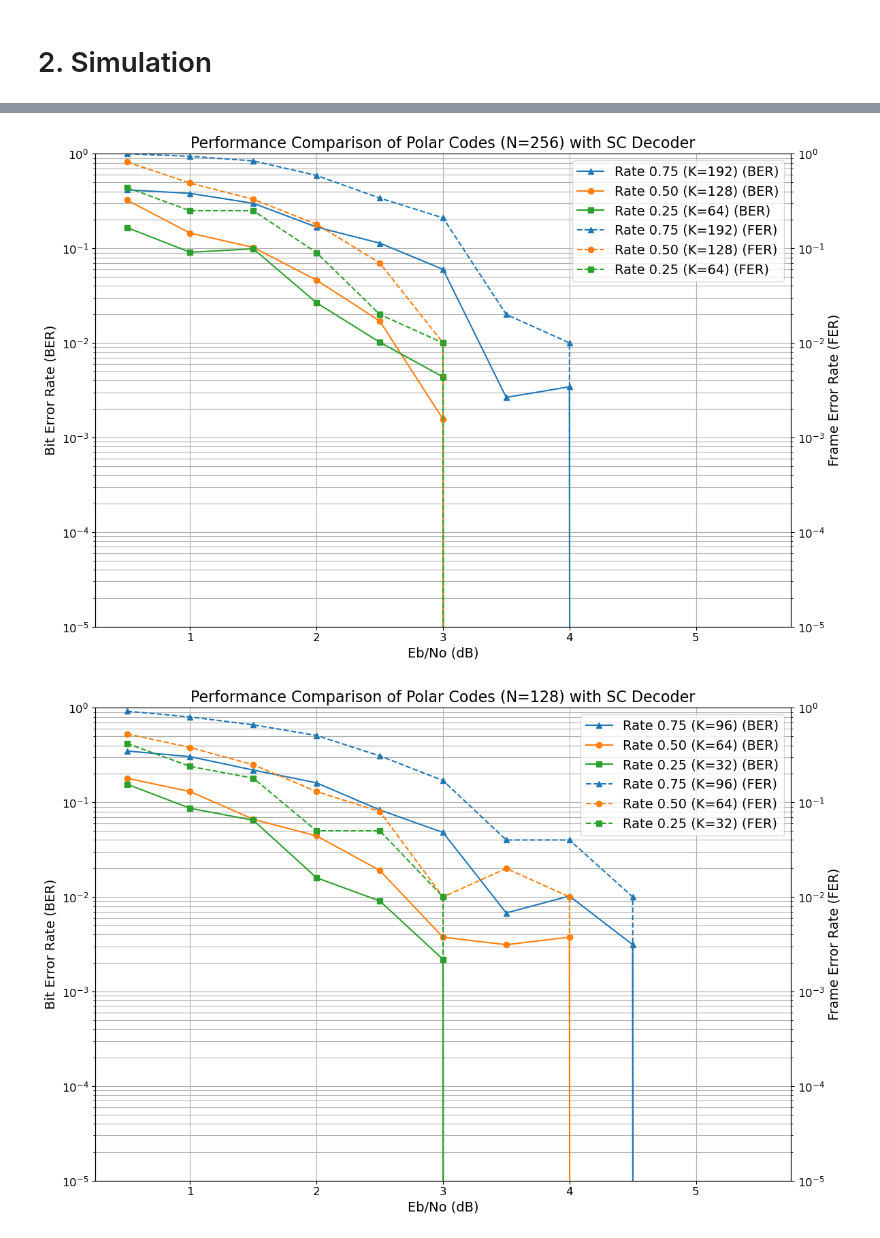
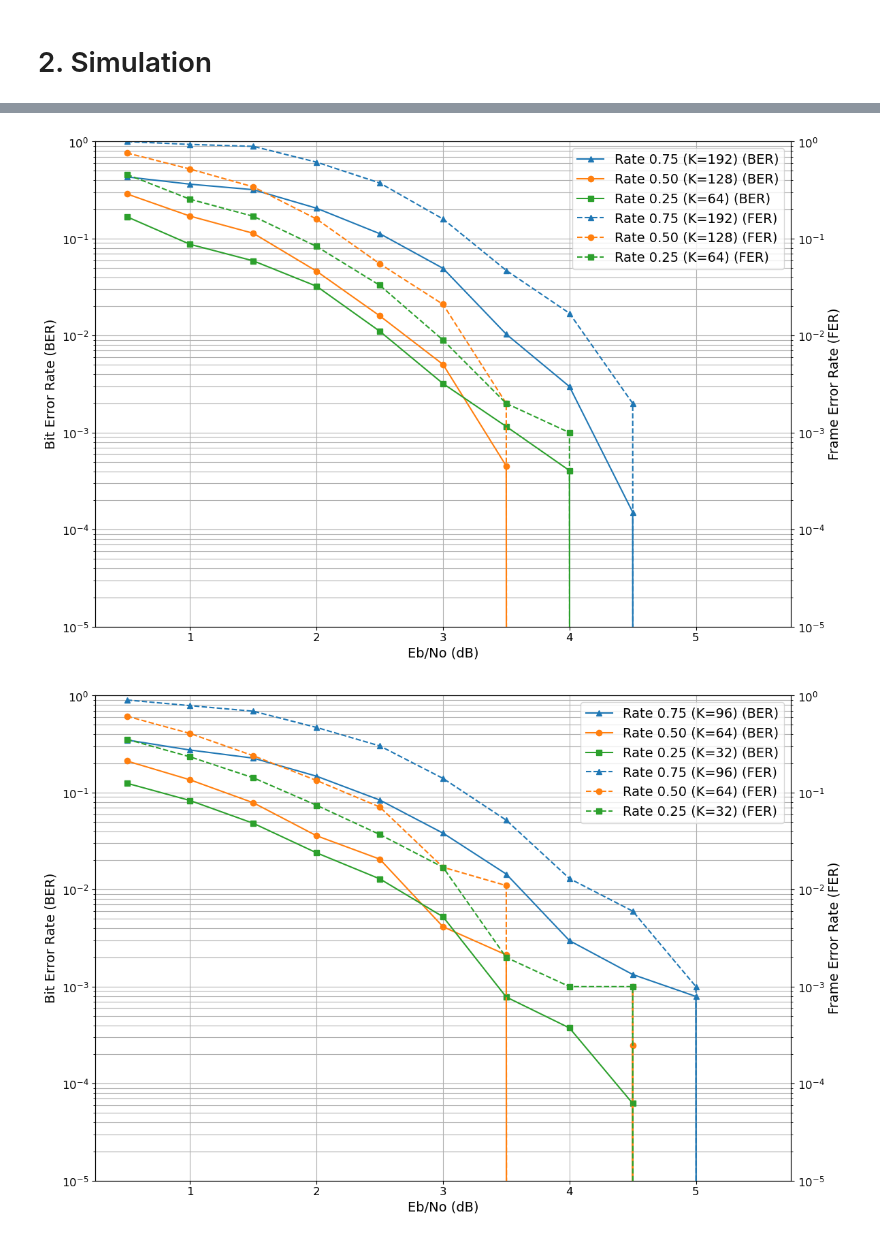
Before and after one commit to sbarai927/AAC_Polar_Codes, a Jupyter notebook: Polarcode_Simulation.ipynb, the cells around one changed output, grey strips where cells are left out. Saved outputs shown, nothing was run; the diff lists cells and outputs as text; code cells hidden in the pictures.

Commit message:
Increase of max block in Simulation Function

```diff
--- a/Polarcode_Simulation.ipynb
+++ b/Polarcode_Simulation.ipynb
@@ -204,7 +204,7 @@ def polar_sc_decode(received_llrs, N, n, is_frozen):
 # %% [markdown]
 # 2. Simulation
 # %%
-def run_simulation(N, K, EbNodB, target_errors=100, max_blocks=100):
+def run_simulation(N, K, EbNodB, target_errors=100, max_blocks=1000):
     """
     Runs a single simulation for given polar code parameters.
     This function utilizes the new, separate decoder function 'polar_sc_decode'.
@@ -419,7 +419,7 @@ for N, results_for_N in all_results.items():
         ax2.semilogy(ebno_db_range, results["fer"], fer_marker_style, color=color, label=f'{config_name} (FER)')
 
     # Title and X-axis (shared)
-    ax1.set_title(f'Performance Comparison of Polar Codes (N={N}) with SC Decoder', fontsize=16)
+    #ax1.set_title(f'Performance Comparison of Polar Codes (N={N}) with SC Decoder', fontsize=16)
     ax1.set_xlabel('Eb/No (dB)', fontsize=14)
 
     # Configuration of the primary Y-axis (BER)
@@ -452,2 +452,2 @@ for N, results_for_N in all_results.items():
-[figure, old version]
+[figure, new version]
-[figure, old version]
+[figure, new version]
```
Also changed, not shown: parts of 2 cells of this notebook, 8 other files.
